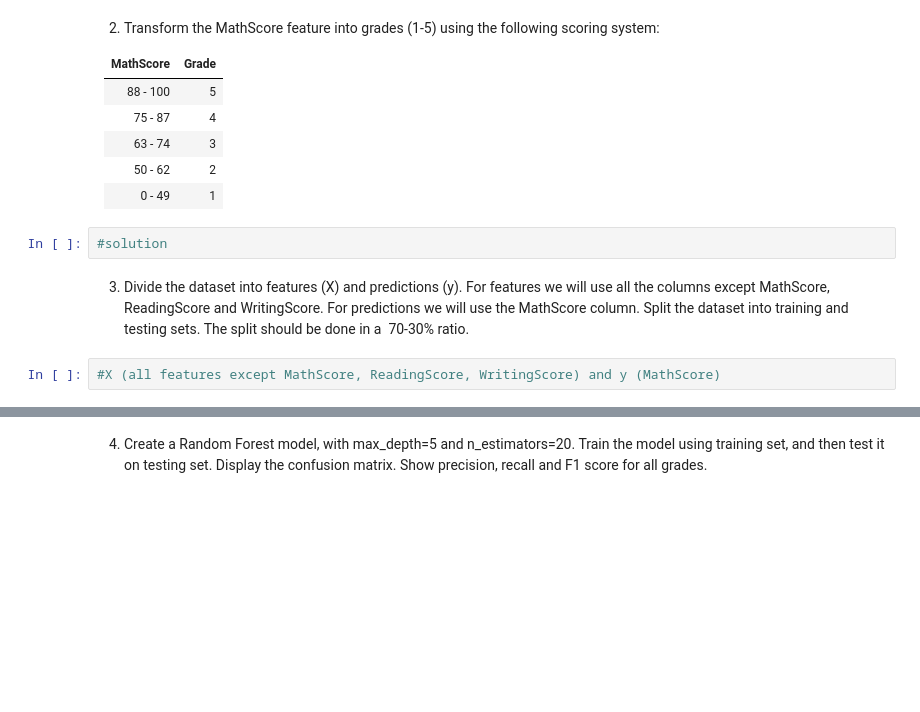
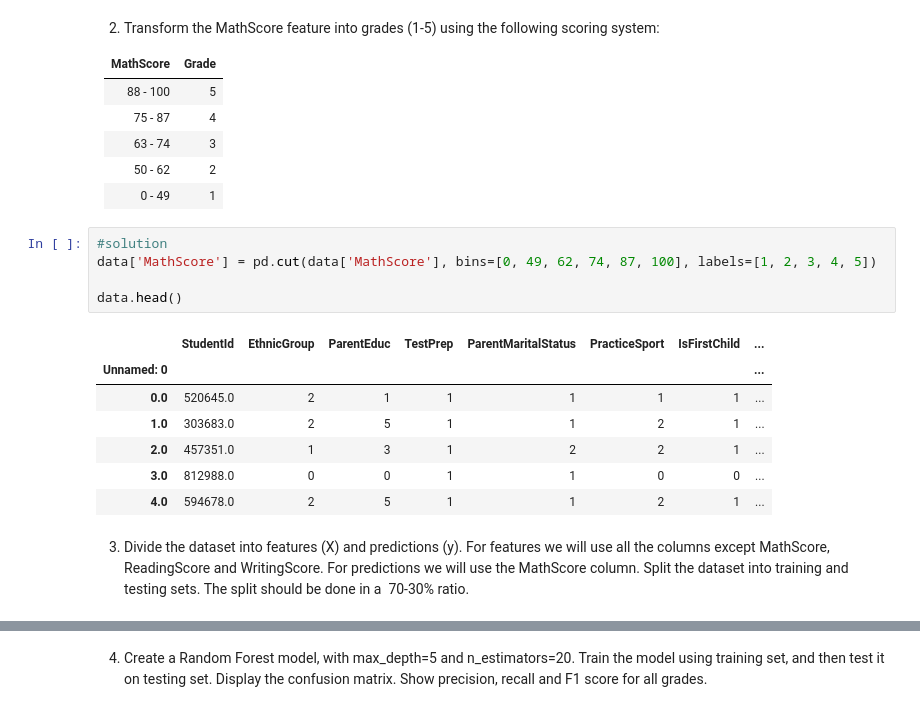
Before and after one commit to iscogonzalez18/IDS_FER, a Jupyter notebook: LabExercises/Homework6/cogsci_lab6.ipynb, the cells around one changed output, grey strips where cells are left out. Drawn from its saved outputs; the diff is of its cells as text; blank space fills up the shorter version.

```diff
--- a/LabExercises/Homework6/cogsci_lab6.ipynb
+++ b/LabExercises/Homework6/cogsci_lab6.ipynb
@@ -25,9 +39,18 @@ from sklearn.metrics import classification_report, confusion_matrix, ConfusionMa
 |  63 - 74    |    3    |
 |  50 - 62    |    2    |
 |   0 - 49    |    1    |
-# %%
-#solution
+# %%
+#solution
+data['MathScore'] = pd.cut(data['MathScore'], bins=[0, 49, 62, 74, 87, 100], labels=[1, 2, 3, 4, 5])
+
+data.head()
+# %% [output]
+|  | StudentId | EthnicGroup | ParentEduc | TestPrep | ParentMaritalStatus | PracticeSport | IsFirstChild | ... |
+| Unnamed: 0 |  |  |  |  |  |  |  | ... |
+| 0.0 | 520645.0 | 2 | 1 | 1 | 1 | 1 | 1 | ... |
+| 1.0 | 303683.0 | 2 | 5 | 1 | 1 | 2 | 1 | ... |
+| 2.0 | 457351.0 | 1 | 3 | 1 | 2 | 2 | 1 | ... |
+| 3.0 | 812988.0 | 0 | 0 | 1 | 1 | 0 | 0 | ... |
+| 4.0 | 594678.0 | 2 | 5 | 1 | 1 | 2 | 1 | ... |
 # %% [markdown]
 3. Divide the dataset into features (X) and predictions (y). For features we will use all the columns except MathScore, ReadingScore and WritingScore. For predictions we will use the MathScore column. Split the dataset into training and testing sets. The split should be done in a  70-30% ratio.
-# %%
-#X (all features except MathScore, ReadingScore, WritingScore) and y (MathScore)
```
Also changed, not shown: parts of 10 cells of this notebook, 2 other files.
